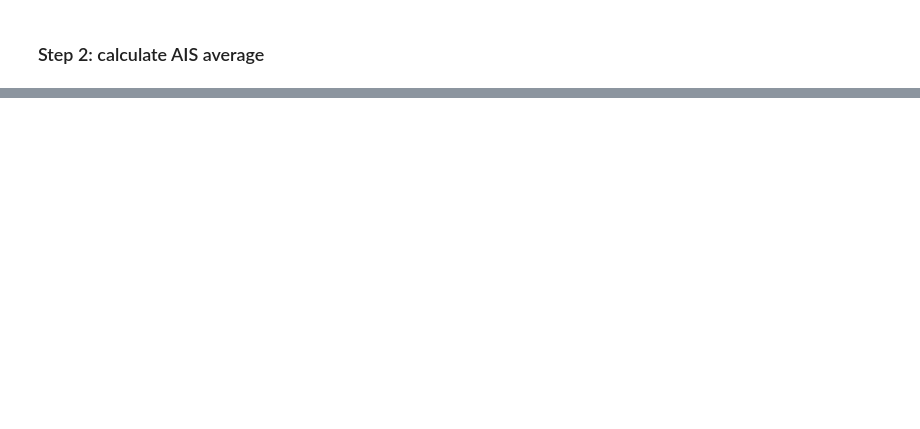
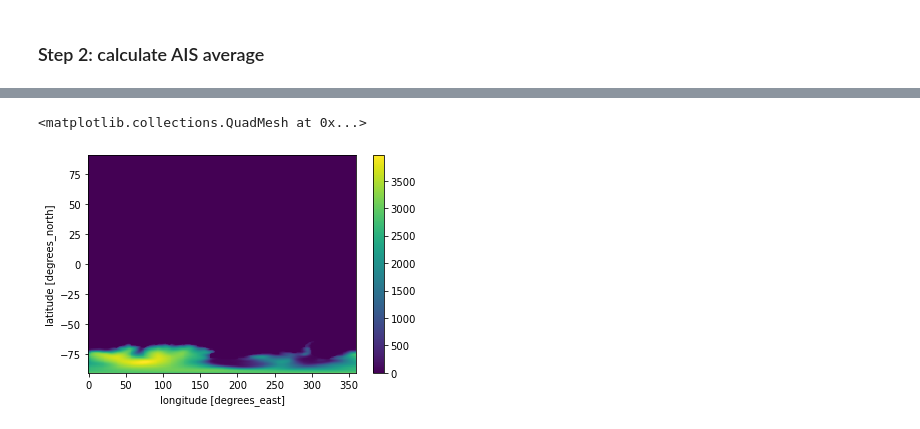
Before and after one commit to lvankampenhout/cesm_ext_ais, a Jupyter notebook: example notebook Nikola.ipynb, the cells around one changed output, grey strips where cells are left out. Cells and saved outputs as stored; diff of their text form; code cells hidden in the pictures; blank space fills up the shorter version.

```diff
--- a/example notebook Nikola.ipynb
+++ b/example notebook Nikola.ipynb
@@ -134,0 +153,5 @@ plt.legend()
+# %%
+(ds.orog*ais_mask).plot()
+# %% [output]
+<matplotlib.collections.QuadMesh at 0x...>
+[figure, added]
```
Also changed, not shown: parts of 16 cells of this notebook.
